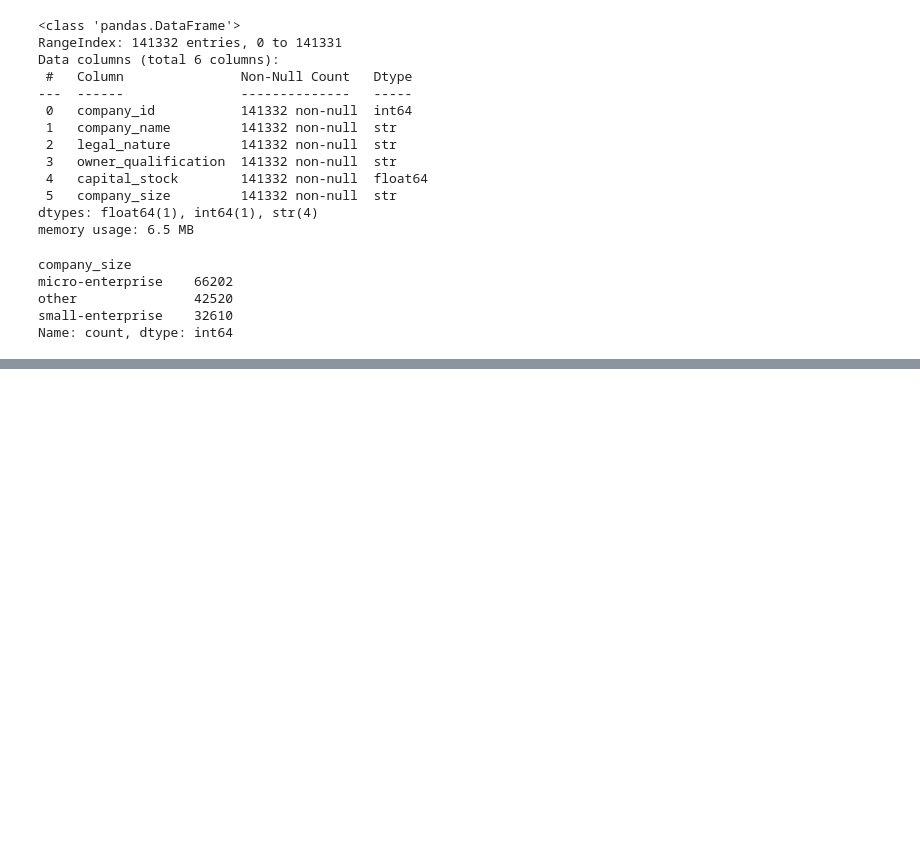
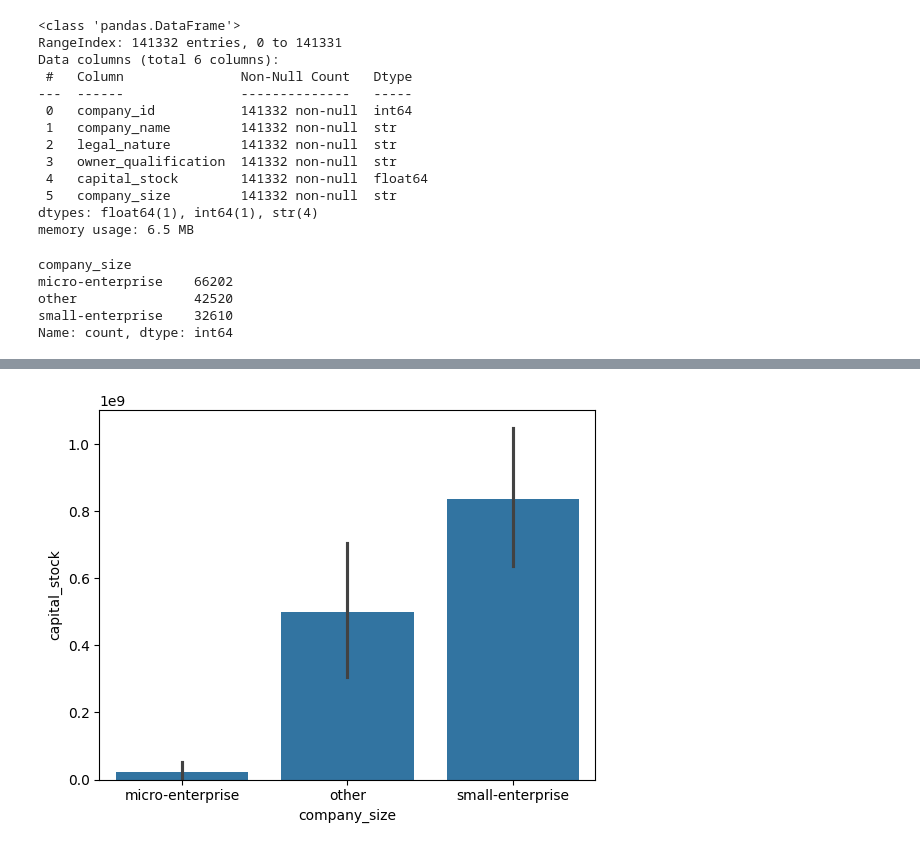
Before and after one commit to ana-lsm/data-science, a Jupyter notebook: tidy-week-4/brazilian-companies.ipynb, the cells around one changed output, grey strips where cells are left out. Cells and saved outputs as stored; diff of their text form; code cells hidden in the pictures; blank space fills up the shorter version.

```diff
--- a/tidy-week-4/brazilian-companies.ipynb
+++ b/tidy-week-4/brazilian-companies.ipynb
@@ -38,0 +78,7 @@ Name: count, dtype: int64
+# %%
+companies_sorted = companies.sort_values(by='capital_stock', ascending=True)
+
+sns.barplot(x='company_size', y='capital_stock', data=companies_sorted)
+plt.show()
+# %% [output]
+[figure, added]
```
Also changed, not shown: parts of 5 cells of this notebook.
